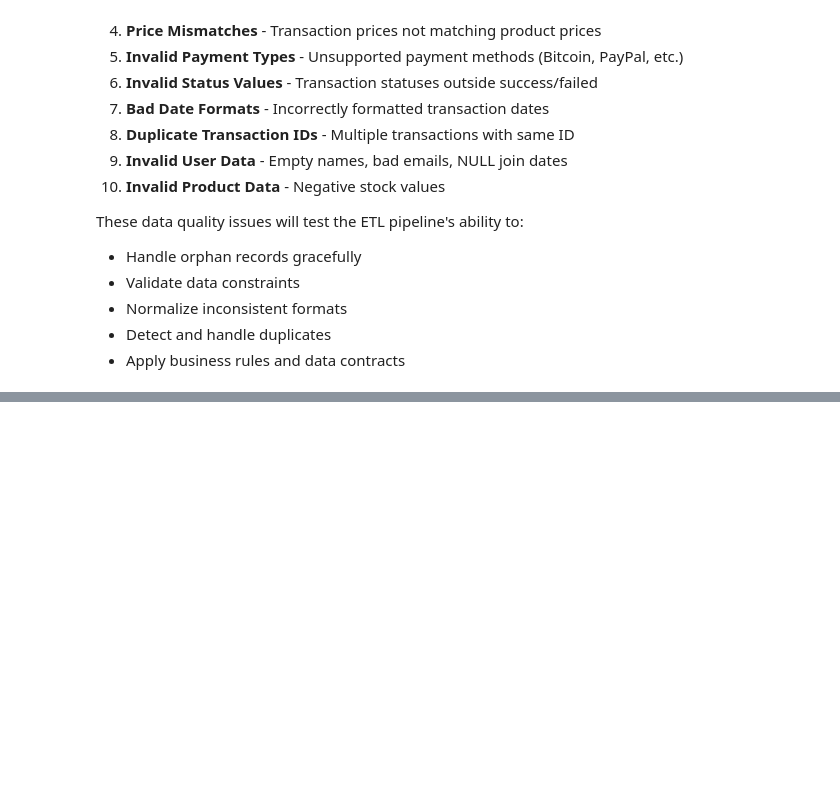
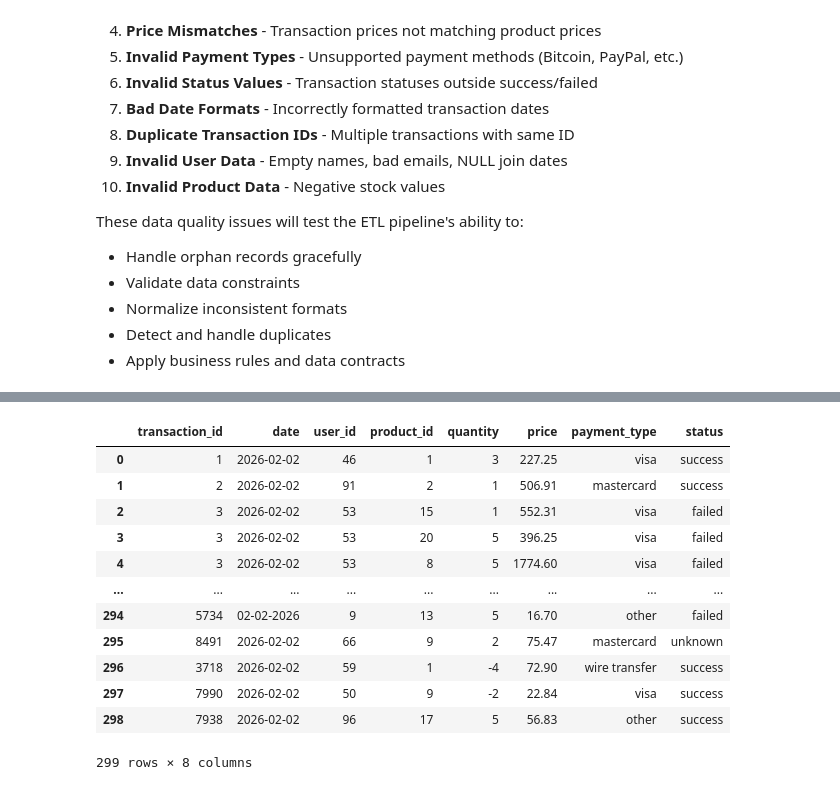
Before and after one commit to Santiago-Beltran/ecommerce-full-ETL-process, a Jupyter notebook: OLTP/main.ipynb, the cells around one changed output, grey strips where cells are left out. Saved outputs shown, nothing was run; the diff lists cells and outputs as text; code cells hidden in the pictures; blank space fills up the shorter version.

```diff
--- a/OLTP/main.ipynb
+++ b/OLTP/main.ipynb
@@ -249,3 +272,20 @@ print("\n" + "="*50)
 # %%
 # Close the connection
 conn.close()
+# %%
+df_transactions = pd.read_sql_query('SELECT * FROM transactions', conn)
+df_transactions
+# %% [output]
+|  | transaction_id | date | user_id | product_id | quantity | price | payment_type | status |
+| 0 | 1 | 2026-02-02 | 46 | 1 | 3 | 227.25 | visa | success |
+| 1 | 2 | 2026-02-02 | 91 | 2 | 1 | 506.91 | mastercard | success |
+| 2 | 3 | 2026-02-02 | 53 | 15 | 1 | 552.31 | visa | failed |
+| 3 | 3 | 2026-02-02 | 53 | 20 | 5 | 396.25 | visa | failed |
+| 4 | 3 | 2026-02-02 | 53 | 8 | 5 | 1774.60 | visa | failed |
+| ... | ... | ... | ... | ... | ... | ... | ... | ... |
+| 294 | 5734 | 02-02-2026 | 9 | 13 | 5 | 16.70 | other | failed |
+| 295 | 8491 | 2026-02-02 | 66 | 9 | 2 | 75.47 | mastercard | unknown |
+| 296 | 3718 | 2026-02-02 | 59 | 1 | -4 | 72.90 | wire transfer | success |
+| 297 | 7990 | 2026-02-02 | 50 | 9 | -2 | 22.84 | visa | success |
+| 298 | 7938 | 2026-02-02 | 96 | 17 | 5 | 56.83 | other | success |
+299 rows × 8 columns
```
Also changed, not shown: parts of 12 cells of this notebook, 5 other files.
